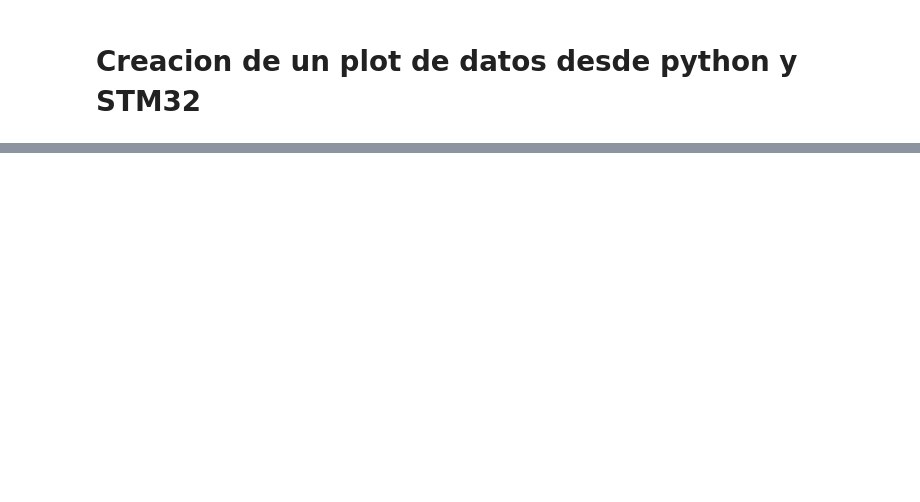
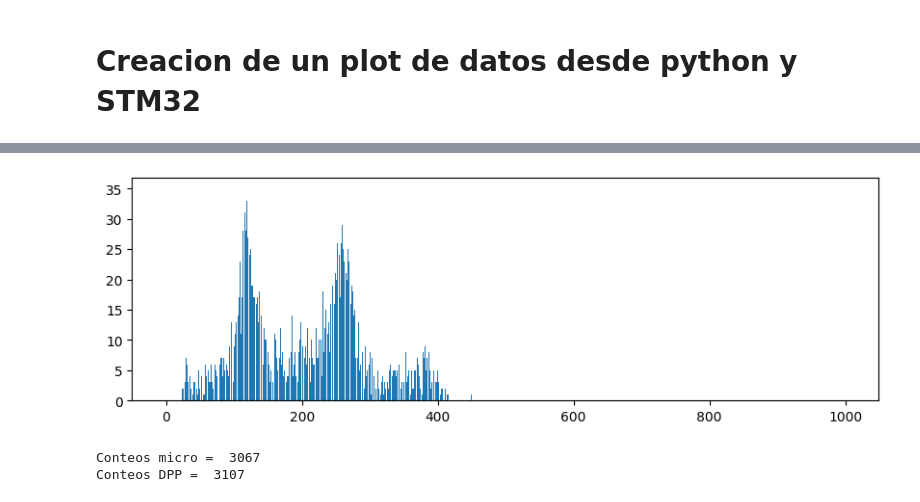
Before and after one commit to fabioc9675/TrapezoidalShaper_Prj, a Jupyter notebook: Stm32/Dpp_counter/Python/SerialPlot.ipynb, the cells around one changed output, grey strips where cells are left out. Cells and saved outputs as stored; diff of their text form; code cells hidden in the pictures; blank space fills up the shorter version.

```diff
--- a/Stm32/Dpp_counter/Python/SerialPlot.ipynb
+++ b/Stm32/Dpp_counter/Python/SerialPlot.ipynb
@@ -140,0 +139,12 @@ Conteos DPP =  76
+# %%
+plt.figure(figsize=(10,3))
+plt.bar(range(0, 1000), dpp_values[0:1000])#, edgecolor='black')
+# plt.plot(dpp_values)
+plt.show()
+
+print("Conteos micro = ", counter)
+print("Conteos DPP = ", np.sum(np.array(dpp_values)))
+# %% [output]
+[figure, added]
+Conteos micro =  3067
+Conteos DPP =  3107
```
Also changed, not shown: parts of 11 cells of this notebook, 6 other files.
